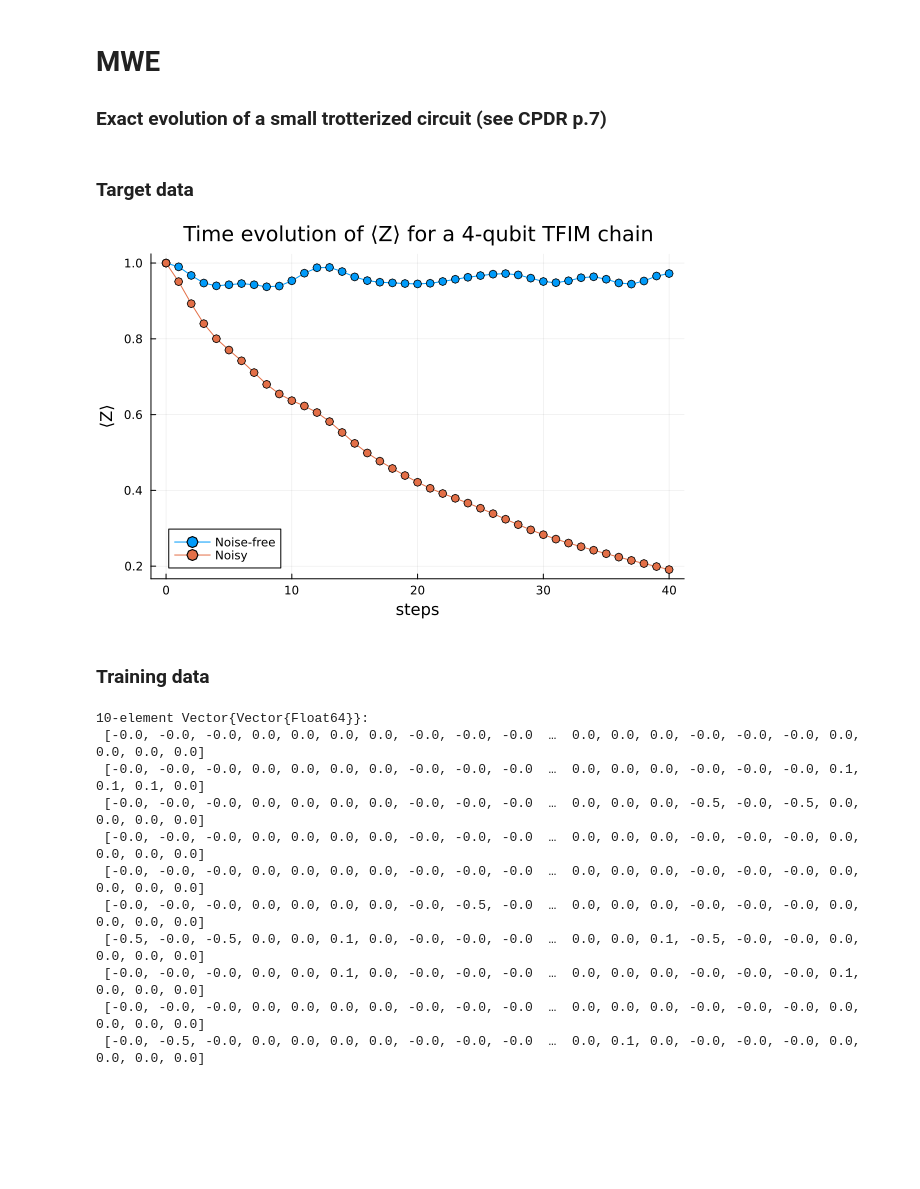
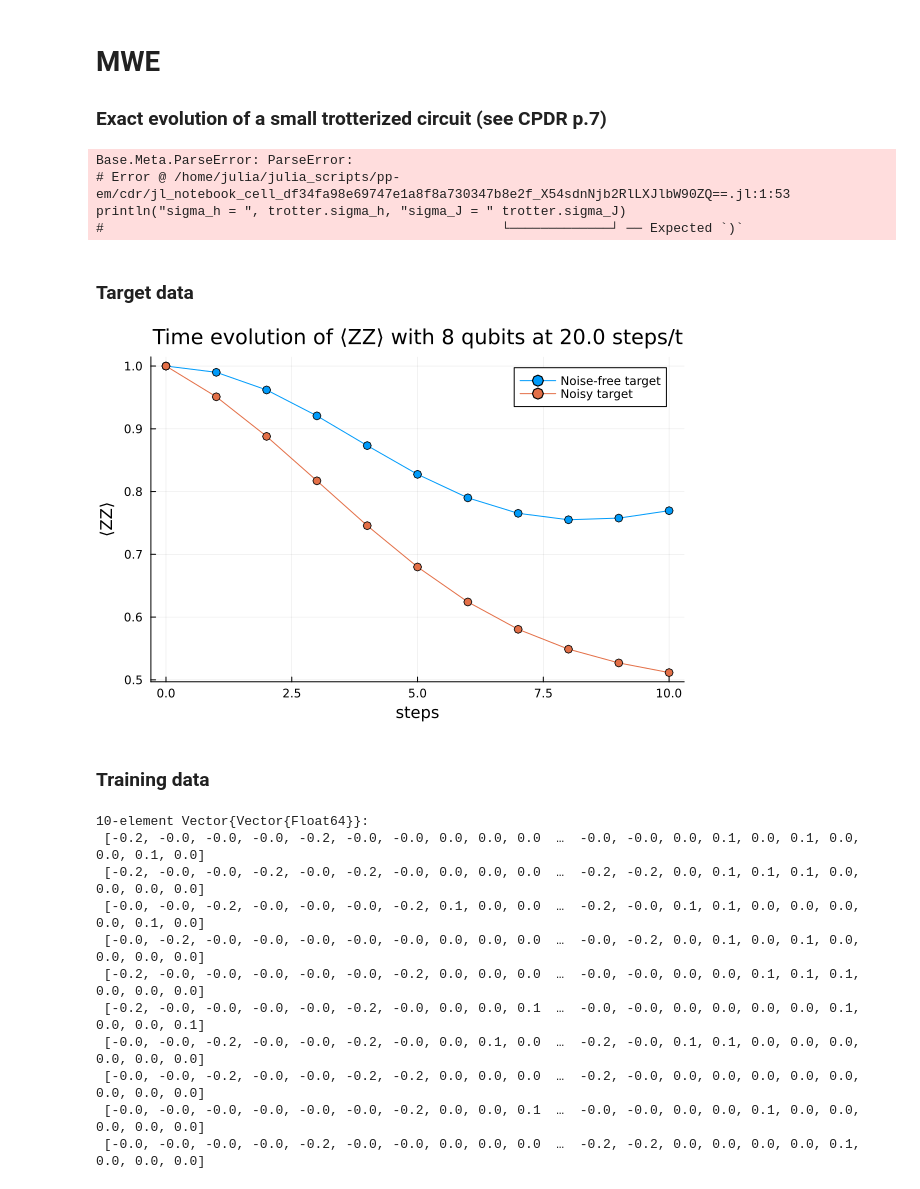
Before and after one commit to julia-guignon/pp-em, a Jupyter notebook: cdr/trotter_merge.ipynb, the cells around one changed output. Cells and saved outputs as stored; diff of their text form; code cells hidden in the pictures; blank space fills up the shorter version.

```diff
--- a/cdr/trotter_merge.ipynb
+++ b/cdr/trotter_merge.ipynb
@@ -187,7 +188,7 @@ function trotter_time_evolution(ansatz; observable = nothing, special_thetas=not
     if observable==nothing
         obs = obs_interaction(ansatz)
     else
-        obs = observable
+        obs = deepcopy(observable)
     end
 
     if special_thetas==nothing
@@ -206,12 +207,12 @@ function trotter_time_evolution(ansatz; observable = nothing, special_thetas=not
         circuit = gate_noise_circuit(ansatz; depol_strength, dephase_strength, layer=record)
     elseif noise_kind=="noiseless"
         if record
-            circuit = copy(ansatz.target_circuit_layer)
+            circuit = ansatz.target_circuit_layer
         else
-            circuit = copy(ansatz.target_circuit)
+            circuit = ansatz.target_circuit
         end
     else
-        error("Noise kind $noise_kind unknown.")
+        error("Noise kind $(noise_kind) unknown.")
     end
 
     if record
@@ -399,15 +404,24 @@ full_run (generic function with 1 method)
 # MWE
 ### Exact evolution of a small trotterized circuit (see CPDR p.7)
 # %%
-nq = 4
-steps = 40
-T = 2.0
-J =  5.0 # J > 0 in ferromagnetic phase, J < 0 in antiferromagnetic phase
-h = 1.0 #abs(h) < abs(J) in ordered phase
+nq = 8
+steps = 10
+T = 0.5
+J =  2.0 # J > 0 in ferromagnetic phase, J < 0 in antiferromagnetic phase
+h = 1.0  #abs(h) < abs(J) in ordered phase
 
-#paramagnetic (h = -2, J =1)
+# paramagnetic (h = -2, J =1)
 trotter = trotter_setup(nq, steps, T, J, h);
+observable = obs_interaction(trotter);
 noisy_circuit = gate_noise_circuit(trotter, depol_strength = 0.01, dephase_strength = 0.01);
 noisy_circuit_layer = gate_noise_circuit(trotter, depol_strength = 0.01, dephase_strength = 0.01, layer = true);
+# %%
+println("sigma_h = ", trotter.sigma_h, "sigma_J = ",trotter.sigma_J )
+println("pi/20 = ", pi/20)
+# %% [output]
+Base.Meta.ParseError: ParseError:
+# Error @ /home/julia/julia_scripts/pp-em/cdr/jl_notebook_cell_df34fa98e69747e1a8f8a730347b8e2f_X54sdnNjb2RlLXJlbW90ZQ==.jl:1:53
+println("sigma_h = ", trotter.sigma_h, "sigma_J = " trotter.sigma_J)
+#                                                   └─────────────┘ ── Expected `)`
 # %% [markdown]
 ### Target data
@@ -416,25 +428,30 @@ exact_expval_target = trotter_time_evolution(trotter; record=true); #should be c
+# %%
+exact_expval_target = trotter_time_evolution(trotter; observable = observable, record=true);
 # %%
-noisy_expval_target = trotter_time_evolution(trotter; noise_kind="gate", record=true);
+noisy_expval_target = trotter_time_evolution(trotter; observable = observable, noise_kind="gate", record=true);
 # %%
-plot(0:trotter.steps,exact_expval_target,
- ylabel="⟨Z⟩", xlabel="steps", label="Noise-free", marker=:o)
-plot!(0:trotter.steps, noisy_expval_target, label="Noisy", marker=:o, c=2)
-plot!(title = "Time evolution of ⟨Z⟩ for a 4-qubit TFIM chain")
+plot(0:trotter.steps, exact_expval_target, xlabel="steps", label="Noise-free target", marker=:o)
+plot!(0:trotter.steps, noisy_expval_target, label="Noisy target", marker=:o)
+if observable == obs_interaction(trotter)
+    plot!(ylabel="⟨ZZ⟩", title = "Time evolution of ⟨ZZ⟩ with $(trotter.nqubits) qubits at $(trotter.steps/trotter.time) steps/t")
+elseif observable == obs_magnetization(trotter)
+    plot!(ylabel="⟨Z⟩",title = "Time evolution of ⟨Z⟩ with $(trotter.nqubits) qubits at $(trotter.steps/trotter.time) steps/t")
+end
 # %% [output]
-[figure, old version]
+[figure, new version]
 # %% [markdown]
 ### Training data
 # %%
 list_training_thetas = training_set_generation_brut(trotter; num_samples=10, non_replaced_gates=30)
 # %% [output]
 10-element Vector{Vector{Float64}}:
- [-0.0, -0.0, -0.0, 0.0, 0.0, 0.0, 0.0, -0.0, -0.0, -0.0  …  0.0, 0.0, 0.0, -0.0, -0.0, -0.0, 0.0, 0.0, 0.0, 0.0]
- [-0.0, -0.0, -0.0, 0.0, 0.0, 0.0, 0.0, -0.0, -0.0, -0.0  …  0.0, 0.0, 0.0, -0.0, -0.0, -0.0, 0.1, 0.1, 0.1, 0.0]
- [-0.0, -0.0, -0.0, 0.0, 0.0, 0.0, 0.0, -0.0, -0.0, -0.0  …  0.0, 0.0, 0.0, -0.5, -0.0, -0.5, 0.0, 0.0, 0.0, 0.0]
- [-0.0, -0.0, -0.0, 0.0, 0.0, 0.0, 0.0, -0.0, -0.0, -0.0  …  0.0, 0.0, 0.0, -0.0, -0.0, -0.0, 0.0, 0.0, 0.0, 0.0]
- [-0.0, -0.0, -0.0, 0.0, 0.0, 0.0, 0.0, -0.0, -0.0, -0.0  …  0.0, 0.0, 0.0, -0.0, -0.0, -0.0, 0.0, 0.0, 0.0, 0.0]
- [-0.0, -0.0, -0.0, 0.0, 0.0, 0.0, 0.0, -0.0, -0.5, -0.0  …  0.0, 0.0, 0.0, -0.0, -0.0, -0.0, 0.0, 0.0, 0.0, 0.0]
- [-0.5, -0.0, -0.5, 0.0, 0.0, 0.1, 0.0, -0.0, -0.0, -0.0  …  0.0, 0.0, 0.1, -0.5, -0.0, -0.0, 0.0, 0.0, 0.0, 0.0]
- [-0.0, -0.0, -0.0, 0.0, 0.0, 0.1, 0.0, -0.0, -0.0, -0.0  …  0.0, 0.0, 0.0, -0.0, -0.0, -0.0, 0.1, 0.0, 0.0, 0.0]
- [-0.0, -0.0, -0.0, 0.0, 0.0, 0.0, 0.0, -0.0, -0.0, -0.0  …  0.0, 0.0, 0.0, -0.0, -0.0, -0.0, 0.0, 0.0, 0.0, 0.0]
- [-0.0, -0.5, -0.0, 0.0, 0.0, 0.0, 0.0, -0.0, -0.0, -0.0  …  0.0, 0.1, 0.0, -0.0, -0.0, -0.0, 0.0, 0.0, 0.0, 0.0]
+ [-0.2, -0.0, -0.0, -0.0, -0.2, -0.0, -0.0, 0.0, 0.0, 0.0  …  -0.0, -0.0, 0.0, 0.1, 0.0, 0.1, 0.0, 0.0, 0.1, 0.0]
+ [-0.2, -0.0, -0.0, -0.2, -0.0, -0.2, -0.0, 0.0, 0.0, 0.0  …  -0.2, -0.2, 0.0, 0.1, 0.1, 0.1, 0.0, 0.0, 0.0, 0.0]
+ [-0.0, -0.0, -0.2, -0.0, -0.0, -0.0, -0.2, 0.1, 0.0, 0.0  …  -0.2, -0.0, 0.1, 0.1, 0.0, 0.0, 0.0, 0.0, 0.1, 0.0]
+ [-0.0, -0.2, -0.0, -0.0, -0.0, -0.0, -0.0, 0.0, 0.0, 0.0  …  -0.0, -0.2, 0.0, 0.1, 0.0, 0.1, 0.0, 0.0, 0.0, 0.0]
+ [-0.2, -0.0, -0.0, -0.0, -0.0, -0.0, -0.2, 0.0, 0.0, 0.0  …  -0.0, -0.0, 0.0, 0.0, 0.1, 0.1, 0.1, 0.0, 0.0, 0.0]
+ [-0.2, -0.0, -0.0, -0.0, -0.0, -0.2, -0.0, 0.0, 0.0, 0.1  …  -0.0, -0.0, 0.0, 0.0, 0.0, 0.0, 0.1, 0.0, 0.0, 0.1]
+ [-0.0, -0.0, -0.2, -0.0, -0.0, -0.2, -0.0, 0.0, 0.1, 0.0  …  -0.2, -0.0, 0.1, 0.1, 0.0, 0.0, 0.0, 0.0, 0.0, 0.0]
+ [-0.0, -0.0, -0.2, -0.0, -0.0, -0.2, -0.2, 0.0, 0.0, 0.0  …  -0.2, -0.0, 0.0, 0.0, 0.0, 0.0, 0.0, 0.0, 0.0, 0.0]
+ [-0.0, -0.0, -0.0, -0.0, -0.0, -0.0, -0.2, 0.0, 0.0, 0.1  …  -0.0, -0.0, 0.0, 0.0, 0.1, 0.0, 0.0, 0.0, 0.0, 0.0]
+ [-0.0, -0.0, -0.0, -0.0, -0.2, -0.0, -0.0, 0.0, 0.0, 0.0  …  -0.2, -0.2, 0.0, 0.0, 0.0, 0.0, 0.1, 0.0, 0.0, 0.0]
```
Also changed, not shown: parts of 23 cells of this notebook.
